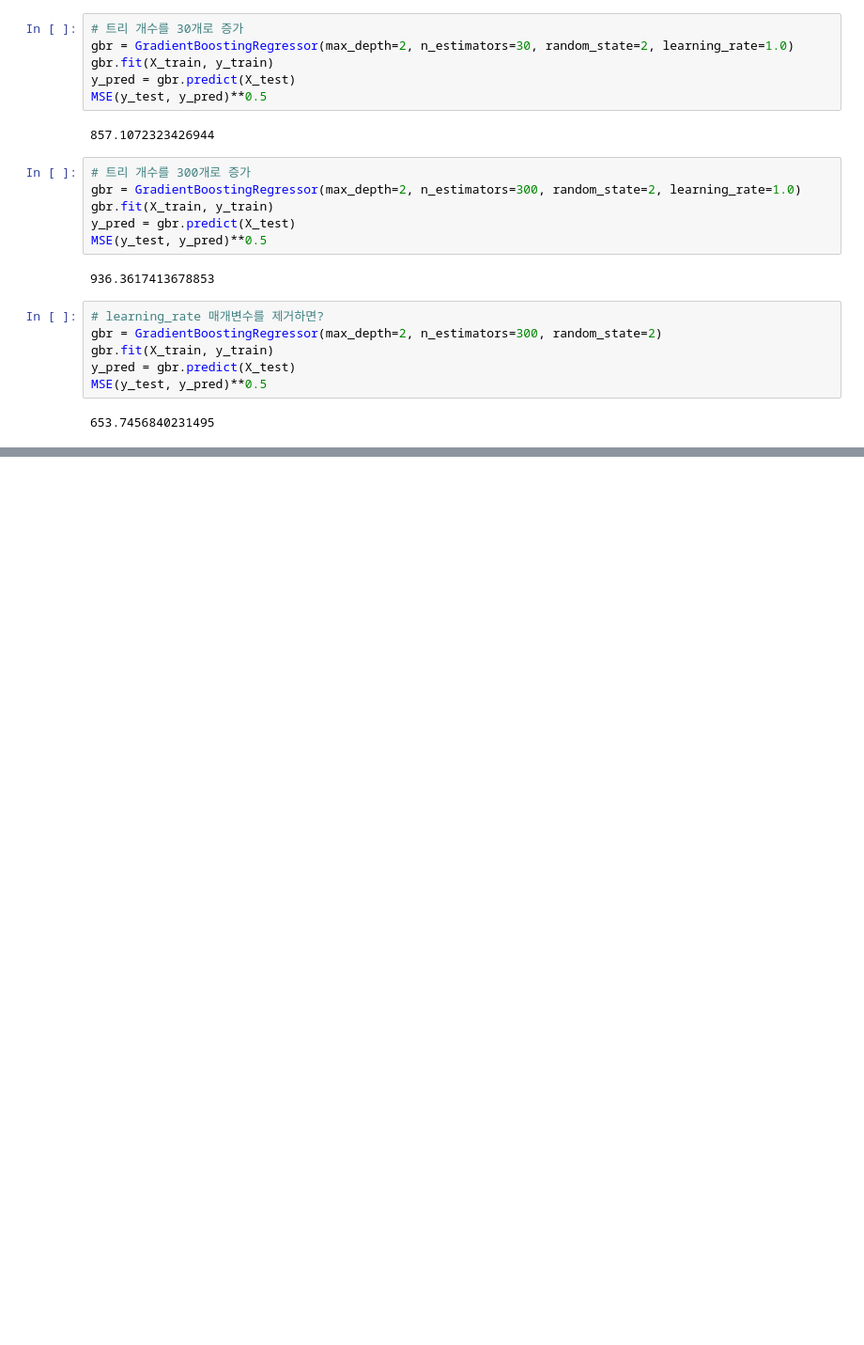
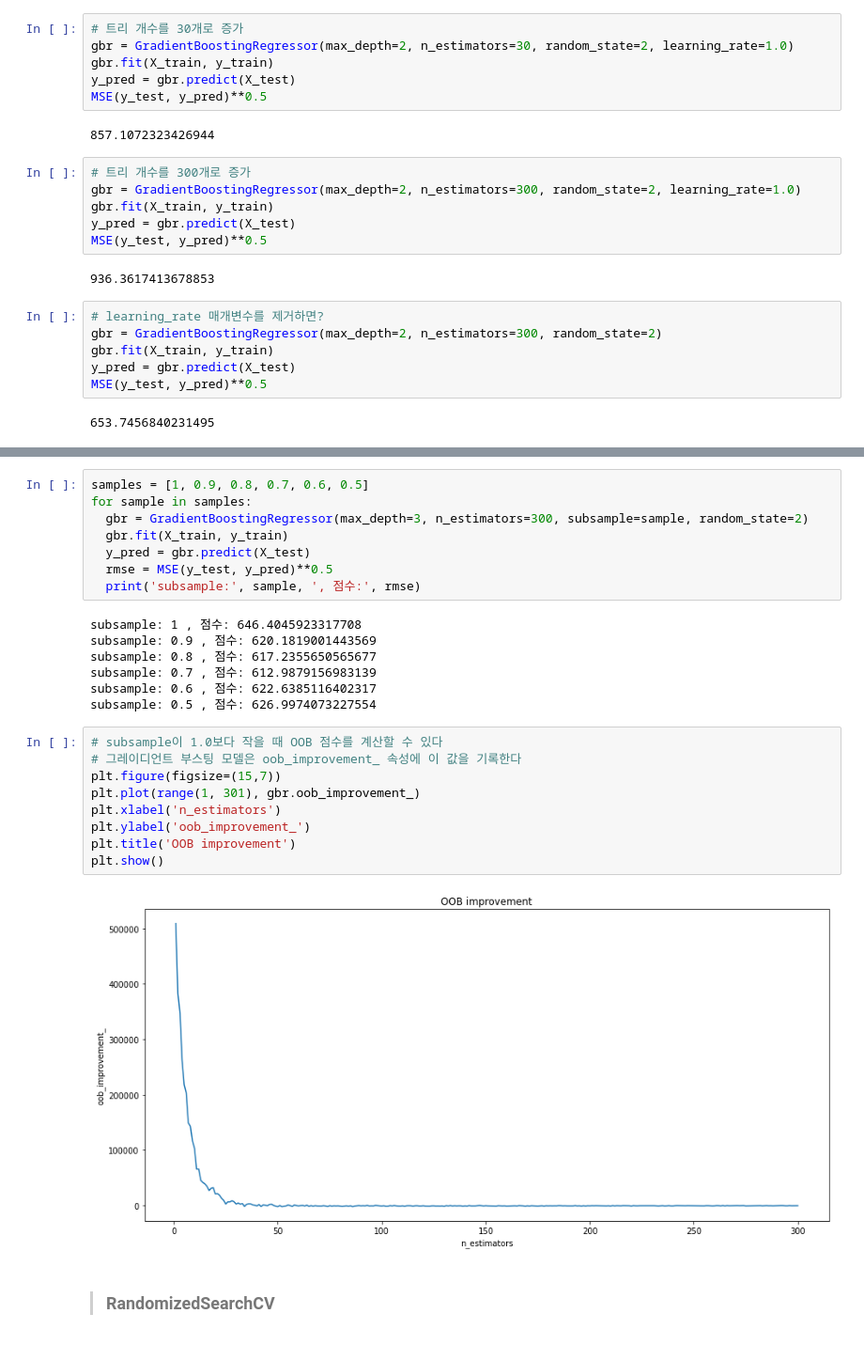
Before and after one commit to mini3713/mini3713, a Jupyter notebook: 머신러닝+딥러닝/XGBoost_04_From_Gradient_Boosting_to_XGBoost.ipynb, the cells around one changed output, grey strips where cells are left out. Shown at 94% size. Cells and saved outputs as stored; diff of their text form; blank space fills up the shorter version.

```diff
--- a/머신러닝+딥러닝/XGBoost_04_From_Gradient_Boosting_to_XGBoost.ipynb
+++ b/머신러닝+딥러닝/XGBoost_04_From_Gradient_Boosting_to_XGBoost.ipynb
@@ -137,0 +223,28 @@ MSE(y_test, y_pred)**0.5
+# %%
+samples = [1, 0.9, 0.8, 0.7, 0.6, 0.5]
+for sample in samples:
+  gbr = GradientBoostingRegressor(max_depth=3, n_estimators=300, subsample=sample, random_state=2)
+  gbr.fit(X_train, y_train)
+  y_pred = gbr.predict(X_test)
+  rmse = MSE(y_test, y_pred)**0.5
+  print('subsample:', sample, ', 점수:', rmse)
+# %% [output]
+subsample: 1 , 점수: 646.4045923317708
+subsample: 0.9 , 점수: 620.1819001443569
+subsample: 0.8 , 점수: 617.2355650565677
+subsample: 0.7 , 점수: 612.9879156983139
+subsample: 0.6 , 점수: 622.6385116402317
+subsample: 0.5 , 점수: 626.9974073227554
+# %%
+# subsample이 1.0보다 작을 때 OOB 점수를 계산할 수 있다
+# 그레이디언트 부스팅 모델은 oob_improvement_ 속성에 이 값을 기록한다
+plt.figure(figsize=(15,7))
+plt.plot(range(1, 301), gbr.oob_improvement_)
+plt.xlabel('n_estimators')
+plt.ylabel('oob_improvement_')
+plt.title('OOB improvement')
+plt.show()
+# %% [output]
+[figure, added]
+# %% [markdown]
+> ### RandomizedSearchCV
```
Also changed, not shown: parts of 23 cells of this notebook.
